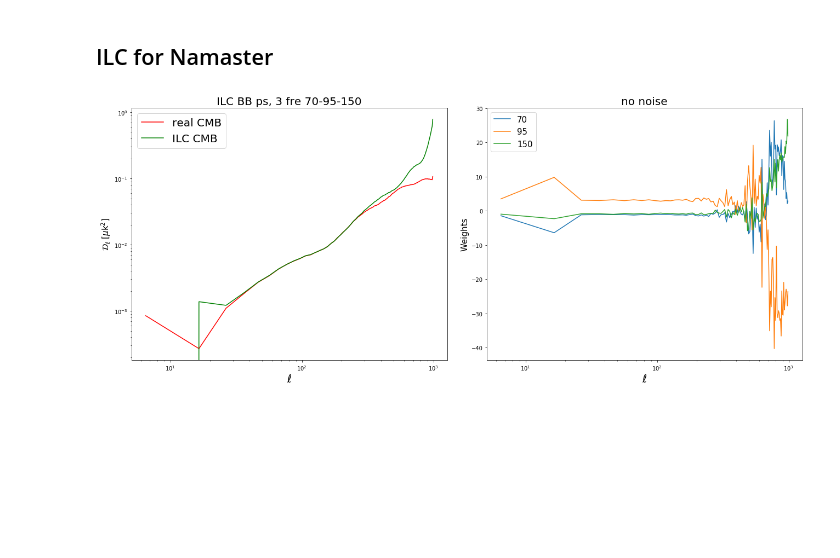
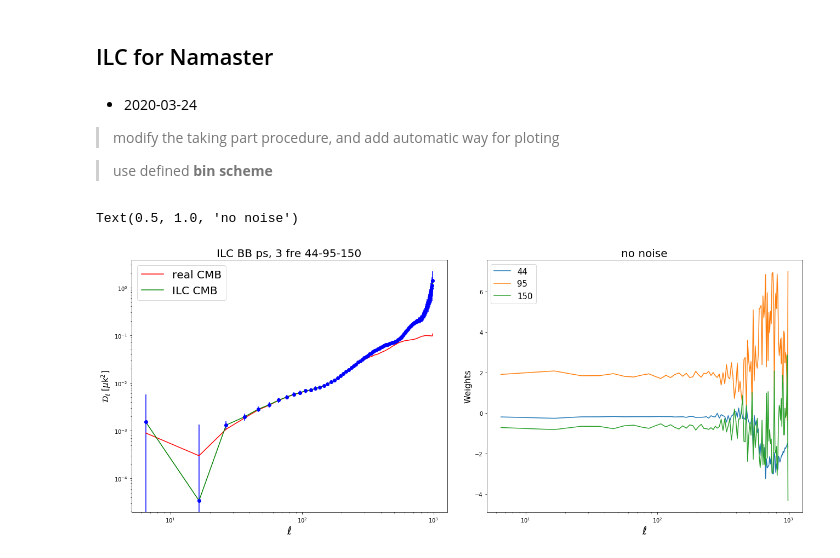
Before and after one commit to yaojian95/Ali_foreground, a Jupyter notebook: codes/Preprocessing_for_foreground_removal.ipynb, the cells around one changed output. Saved outputs shown, nothing was run; the diff lists cells and outputs as text; code cells hidden in the pictures; blank space fills up the shorter version.

```diff
--- a/codes/Preprocessing_for_foreground_removal.ipynb
+++ b/codes/Preprocessing_for_foreground_removal.ipynb
@@ -123,8 +125,8 @@ def Cross_PS(maps):
 
             if i >= j :
 
-                m_i = nmt.NmtField(mask, maps[i][1:], purify_e=False, purify_b=True, beam=bl); #Q and U maps at i-th fre
-                m_j = nmt.NmtField(mask, maps[j][1:], purify_e=False, purify_b=True, beam=bl); #Q and U maps at j-th fre
+                m_i = nmt.NmtField(mask, maps[i][1:], purify_e=False, purify_b=True)#beam=bl); #Q and U maps at i-th fre
+                m_j = nmt.NmtField(mask, maps[j][1:], purify_e=False, purify_b=True)#beam=bl); #Q and U maps at j-th fre
 
                 cross_ps = compute_master(m_i, m_j, w) ## EE, EB, BE, BB
             else:
@@ -157,7 +159,7 @@ SamNum =100; beam_low = 27.9435; Nf = 5; nside = 512; lmax = 1000
 
 ## should use namaster instead; 2020-03-20
 
-for i in range(SamNum):
+for i in range(SamNum - 50):
 #     if i < 50:
 #         noise_95 = hp.ud_grade(hp.read_map('/fnx/jianyao/Noise_realizations/95GHz/noise_realizations_95GHz_%s.fits'%(i), field = None, verbose = False),nside_out = nside)
 #         noise_150 = hp.ud_grade(hp.read_map('/fnx/jianyao/Noise_realizations/150GHz/noise_realizations_150GHz_%s.fits'%(i), field = None, verbose = False),nside_out = nside)
@@ -189,7 +191,7 @@ for i in range(SamNum):
     total[4] = deconv(smooth(cmb_i, beam_out=4.944, lmax = lmax + 100) + fore353 , beam_in = 4.944, beam_out = beam_low, lmax = lmax + 100) #+ noise_353
 
     total_ps_i = Cross_PS(total)
-    np.save('/fnx/jianyao/ancillary_data/5_fre_namaster_no_noise/total_ps/total_ps_deconv_masked_EB_%s.npy'%i, total_ps_i)
+    np.save('/fnx/jianyao/ancillary_data/5_fre_namaster_no_noise_beamed/total_ps/total_ps_deconv_masked_EB_%s.npy'%i, total_ps_i)
 # %%
 total_ps_i.shape
 # %% [output]
@@ -197,7 +199,7 @@ total_ps_i.shape
 # %% [markdown]
 ## ILC for Namaster
 # %%
-path = '/fnx/jianyao/ancillary_data/5_fre_namaster_no_noise//'
+path = '/fnx/jianyao/ancillary_data/5_fre_namaster_no_noise/'
 # noise_ps_mean = np.zeros((2, lmax+1, Nf, Nf))
 
 # for n in range(SamNum):
@@ -206,6 +208,12 @@ path = '/fnx/jianyao/ancillary_data/5_fre_namaster_no_noise//'
 # noise_ps_mean /= SamNum
 # %%
 cl_clean_44 = np.load('/fnx/jianyao/cmb_0.05_realizations/cl_mean_namaster_44.npy')  ## B-mode only
+# %% [markdown]
+- 2020-03-24
+
+> modify the taking part procedure, and add automatic way for ploting
+
+> use defined **bin scheme**
 # %%
 SamNum = 100; Q = len(ell_n) #lmax + 1
 # lmax = 1000,意味着有1001个l,Q应该等于1001; 想要得到干净的天图的时候，
@@ -225,7 +233,7 @@ for n in range(SamNum):
     total_bin_i = total_ps_i[mode]; #total_ps_i[mode]#
 
     # take some part of the cross power spectrum matrix
-    total_bin = np.ones((Q, Nf,Nf)); sel = np.array((1,2,3))
+    total_bin = np.ones((Q, Nf,Nf)); sel = np.array((0,2,3))
     for q in range(Q):
         x = 0;
         for i in (sel):
@@ -267,29 +275,30 @@ cl_ilc_std = np.std(Cl_ilc, axis = 0)
 # %%
 fig1 = plt.figure(1, figsize=(20,8)); psn = ['EE', 'BB']; fre = ['44', '70','95','150','353']
 # plt.axis('off')
 frame1=fig1.add_axes((.1,.1,.4,.8)) # x0, y0, width, height
 
 plt.loglog(ell_n, eln2*cl_clean_44, 'r-',label = 'real CMB')
 plt.loglog(ell_n,eln2*(cl_ilc_mean), 'g-', label = 'ILC CMB')
 
-# plt.errorbar(Ell,Ell*(Ell+1)*cl_ilc_mean/2/np.pi, yerr = Ell*(Ell+1)/2/np.pi*cl_ilc_std,fmt='bo',capthick = 0.1)
+plt.errorbar(ell_n, eln2*cl_ilc_mean, yerr = eln2*cl_ilc_std,fmt='bo',capthick = 0.1)
 # plt.ylim(1e-4, 1e-1)
 plt.xlabel('$\ell$', fontsize = 20);
 plt.ylabel(r'$\mathcal{D}_{\ell}$ [$\mu$k$^2$]', fontsize = 15)
 plt.legend(fontsize = 20)
 
-plt.title('ILC %s ps, %s fre 70-95-150'%(psn[mode], Nf), fontsize = 20)
+plt.title('ILC %s ps, %s fre 44-95-150'%(psn[mode], Nf), fontsize = 20)
 
 frame2=fig1.add_axes((.55,.1,.4,.8))
 for i in range(Nf):
     plt.plot(ell_n, W[:, i], label = '%s'%fre[sel[i]])
 plt.xscale('log')
 plt.legend(fontsize = 15)
 plt.ylabel('Weights', fontsize = 15)
 plt.xlabel('$\ell$', fontsize = 20);
 plt.title('no noise',fontsize = 20)
 
 #
-plt.savefig('/home/jianyao/Ali_maps/results/0324_namater_no_noise/3_fre%s_70.jpg'%psn[mode], format = 'jpg')
+# plt.savefig('/home/jianyao/Ali_maps/results/0324_namater_no_noise/refined_mask_3_fre%s_353.jpg'%psn[mode], format = 'jpg')
 # %% [output]
+Text(0.5, 1.0, 'no noise')
-[figure, old version]
+[figure, new version]
```
Also changed, not shown: parts of 5 cells of this notebook.
